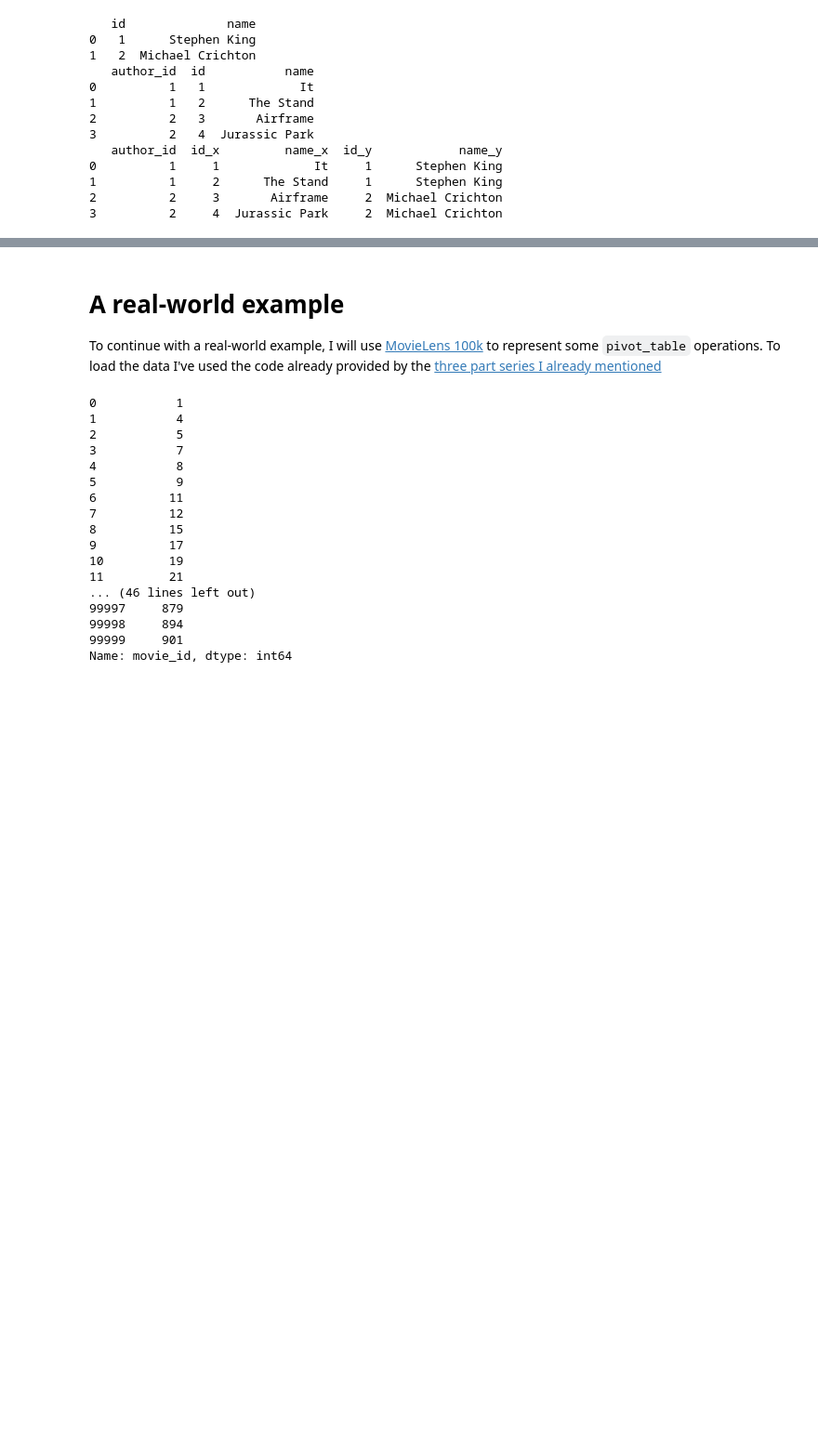
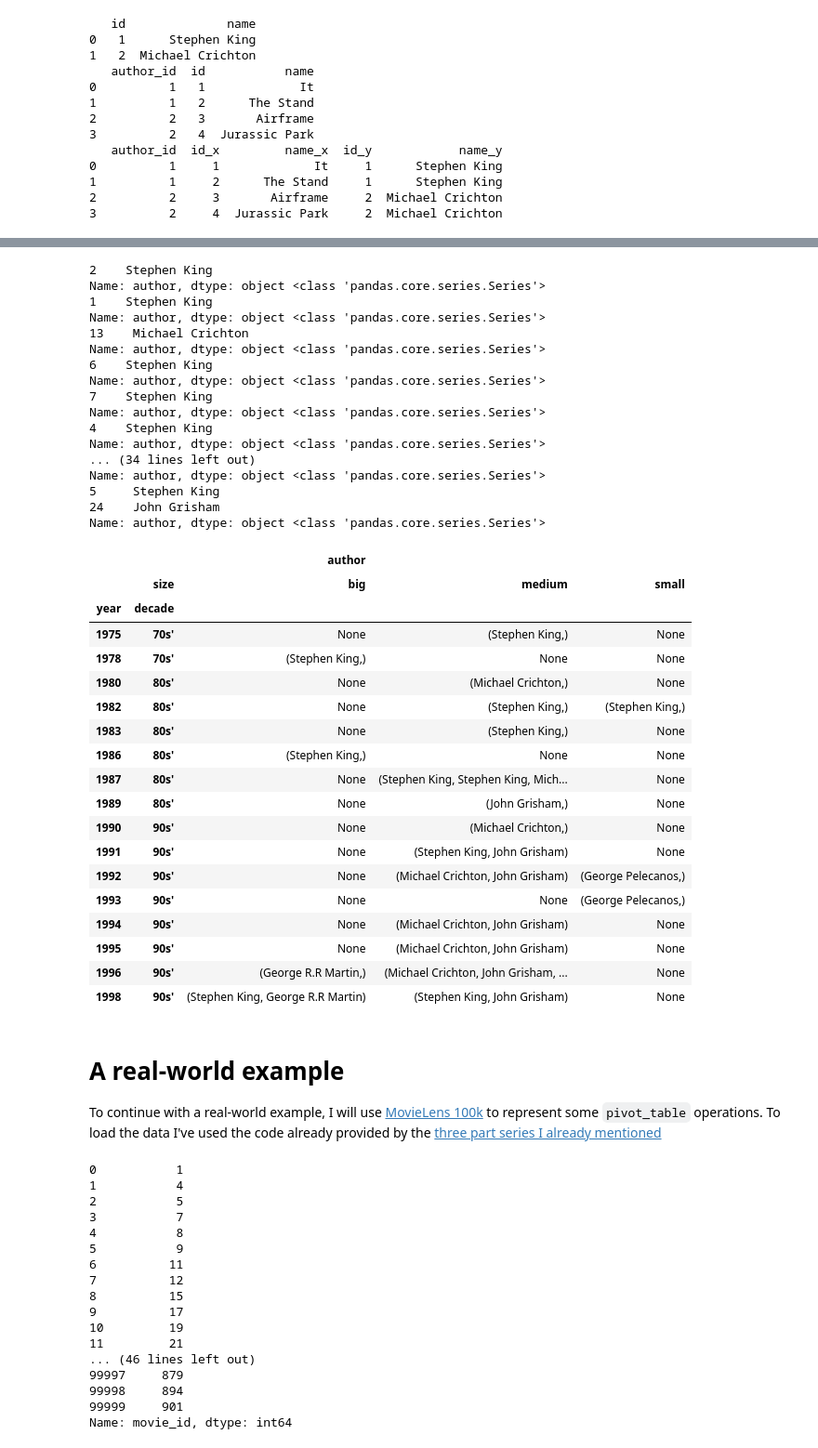
Before and after one commit to spapas/spapas.github.io, a Jupyter notebook: content/pandas-pivot-table-primer.ipynb, the cells around one changed output, grey strips where cells are left out. Shown at 93% size. Cells and saved outputs as stored; diff of their text form; code cells hidden in the pictures; blank space fills up the shorter version.

```diff
--- a/content/pandas-pivot-table-primer.ipynb
+++ b/content/pandas-pivot-table-primer.ipynb
@@ -263,0 +404,43 @@ print books_df.merge(authors_df, left_on='author_id', right_on='id')
+# %%
+def make_list(x ):
+    print x, type(x)
+    return  tuple(x)
+
+books_df.pivot_table(index=['year', 'decade'], columns=['size'], values=['author'], aggfunc = make_list)
+# %% [output]
+2    Stephen King
+Name: author, dtype: object <class 'pandas.core.series.Series'>
+1    Stephen King
+Name: author, dtype: object <class 'pandas.core.series.Series'>
+13    Michael Crichton
+Name: author, dtype: object <class 'pandas.core.series.Series'>
+6    Stephen King
+Name: author, dtype: object <class 'pandas.core.series.Series'>
+7    Stephen King
+Name: author, dtype: object <class 'pandas.core.series.Series'>
+4    Stephen King
+Name: author, dtype: object <class 'pandas.core.series.Series'>
+... (34 lines left out)
+Name: author, dtype: object <class 'pandas.core.series.Series'>
+5     Stephen King
+24    John Grisham
+Name: author, dtype: object <class 'pandas.core.series.Series'>
+|  |  | author |  |  |
+|  | size | big | medium | small |
+| year | decade |  |  |  |
+| 1975 | 70s' | None | (Stephen King,) | None |
+| 1978 | 70s' | (Stephen King,) | None | None |
+| 1980 | 80s' | None | (Michael Crichton,) | None |
+| 1982 | 80s' | None | (Stephen King,) | (Stephen King,) |
+| 1983 | 80s' | None | (Stephen King,) | None |
+| 1986 | 80s' | (Stephen King,) | None | None |
+| 1987 | 80s' | None | (Stephen King, Stephen King, Mich... | None |
+| 1989 | 80s' | None | (John Grisham,) | None |
+| 1990 | 90s' | None | (Michael Crichton,) | None |
+| 1991 | 90s' | None | (Stephen King, John Grisham) | None |
+| 1992 | 90s' | None | (Michael Crichton, John Grisham) | (George Pelecanos,) |
+| 1993 | 90s' | None | None | (George Pelecanos,) |
+| 1994 | 90s' | None | (Michael Crichton, John Grisham) | None |
+| 1995 | 90s' | None | (Michael Crichton, John Grisham) | None |
+| 1996 | 90s' | (George R.R Martin,) | (Michael Crichton, John Grisham, ... | None |
+| 1998 | 90s' | (Stephen King, George R.R Martin) | (Stephen King, John Grisham) | None |
```
Also changed, not shown: parts of 12 cells of this notebook.
